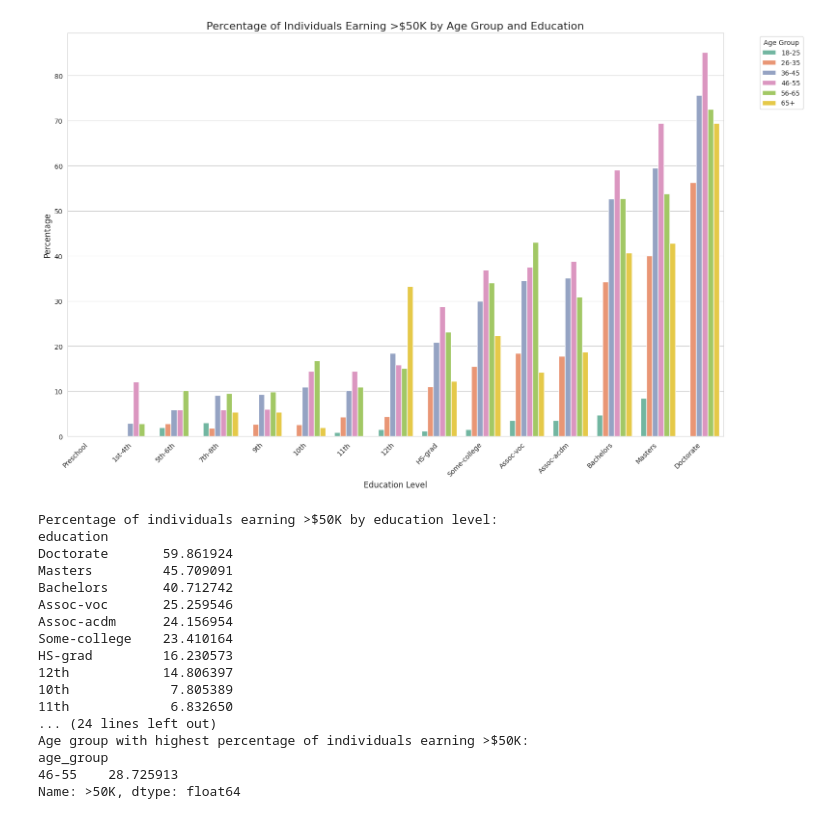
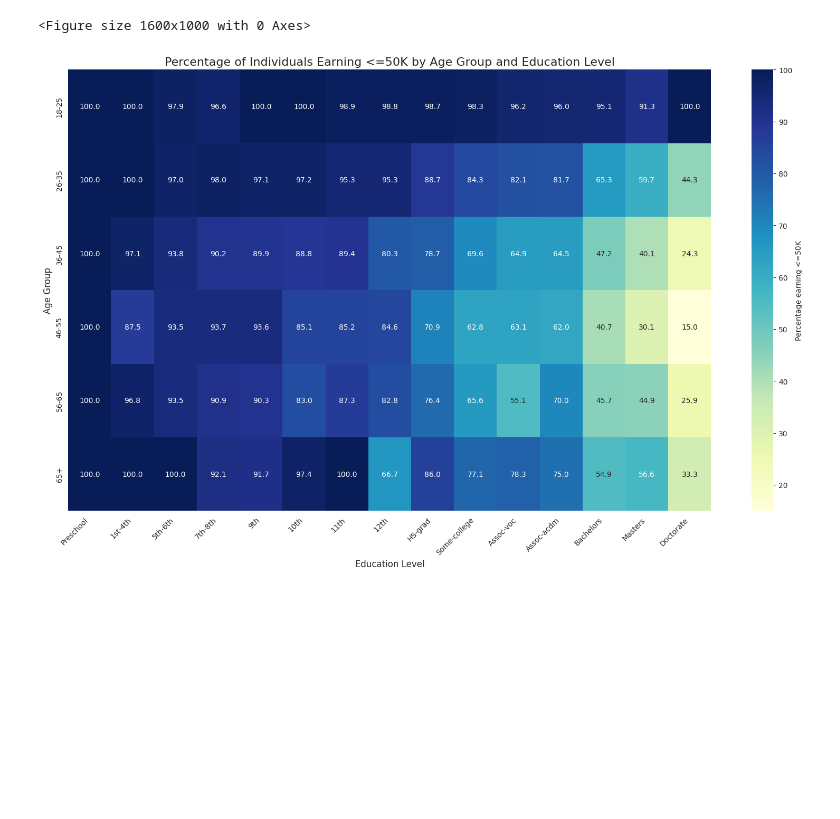
Before and after one commit to Alvaradoi/UVW-marketing, a Jupyter notebook: UVW_Project.ipynb, the cells around one changed output. Drawn from its saved outputs; the diff is of its cells as text; code cells hidden in the pictures; blank space fills up the shorter version.

```diff
--- a/UVW_Project.ipynb
+++ b/UVW_Project.ipynb
@@ -63,63 +40,35 @@ plt.show()
 # %%
-# Data preparation for Grouped Bar Chart
+# Data prep for Heatmap (<=50K group)
+plt.figure(figsize=(16, 10))
+sns.set_style("whitegrid")
+
+# Create those age groups
 df['age_group'] = pd.cut(df['age'], bins=[0, 25, 35, 45, 55, 65, 100], labels=['18-25', '26-35', '36-45', '46-55', '56-65', '65+'])
 
+# Calculate percentage earning <=50K for each age-education combination using math
+heatmap_data_le50k = df.groupby(['age_group', 'education'])['income'].apply(lambda x: (x == '<=50K').mean() * 100).unstack()
+
+# Sort education levels by tiers of education
 education_order = ['Preschool', '1st-4th', '5th-6th', '7th-8th', '9th', '10th', '11th', '12th', 'HS-grad', 'Some-college', 'Assoc-voc', 'Assoc-acdm', 'Bachelors', 'Masters', 'Doctorate']
-df['education'] = pd.Categorical(df['education'], categories=education_order, ordered=True)
+heatmap_data_le50k = heatmap_data_le50k.reindex(columns=education_order)
 
-# Calculate percentages
-grouped = df.groupby(['age_group', 'education', 'income']).size().unstack(fill_value=0)
-grouped_percentages = grouped.div(grouped.sum(axis=1), axis=0) * 100
+# Create heatmap
+plt.figure(figsize=(16, 10))
+sns.heatmap(heatmap_data_le50k, annot=True, fmt='.1f', cmap='YlGnBu', cbar_kws={'label': 'Percentage earning <=50K'})
 
-# Plotting
-plt.figure(figsize=(16, 10))
-sns.set_style("whitegrid")
-sns.set_palette("Set2")
-
-ax = sns.barplot(x='education', y='>50K', hue='age_group', data=grouped_percentages['>50K'].reset_index())
-
-plt.title('Percentage of Individuals Earning >$50K by Age Group and Education', fontsize=16)
+plt.title('Percentage of Individuals Earning <=50K by Age Group and Education Level', fontsize=16)
 plt.xlabel('Education Level', fontsize=12)
-plt.ylabel('Percentage', fontsize=12)
-plt.legend(title='Age Group', bbox_to_anchor=(1.05, 1), loc='upper left')
+plt.ylabel('Age Group', fontsize=12)
 plt.xticks(rotation=45, ha='right')
 plt.tight_layout()
 plt.show()
 
 # Display some statistics
-print("Percentage of individuals earning >$50K by education level:")
-education_percentages = grouped_percentages['>50K'].groupby('education').mean()
-print(education_percentages.sort_values(ascending=False))
+print("Average percentage earning <=50K by education level:")
+print(heatmap_data_le50k.mean().sort_values(ascending=False))
 
-print("\nPercentage of individuals earning >$50K by age group:")
-age_group_percentages = grouped_percentages['>50K'].groupby('age_group').mean()
-print(age_group_percentages.sort_values(ascending=False))
-
-# Top 3 education levels
-print("\nTop 3 education levels with highest percentage of individuals earning >$50K:")
-top_3_education = education_percentages.sort_values(ascending=False).head(3)
-print(top_3_education)
-
-# Top age group
-print("\nAge group with highest percentage of individuals earning >$50K:")
-top_age_group = age_group_percentages.sort_values(ascending=False).head(1)
-print(top_age_group)
+print("\nAverage percentage earning <=50K by age group:")
+print(heatmap_data_le50k.mean(axis=1).sort_values(ascending=False))
 # %% [output]
+<Figure size 1600x1000 with 0 Axes>
-[figure, old version]
+[figure, new version]
-Percentage of individuals earning >$50K by education level:
-education
-Doctorate       59.861924
-Masters         45.709091
-Bachelors       40.712742
-Assoc-voc       25.259546
-Assoc-acdm      24.156954
-Some-college    23.410164
-HS-grad         16.230573
-12th            14.806397
-10th             7.805389
-11th             6.832650
-... (24 lines left out)
-Age group with highest percentage of individuals earning >$50K:
-age_group
-46-55    28.725913
-Name: >50K, dtype: float64
```
Also changed, not shown: parts of 6 cells of this notebook.
